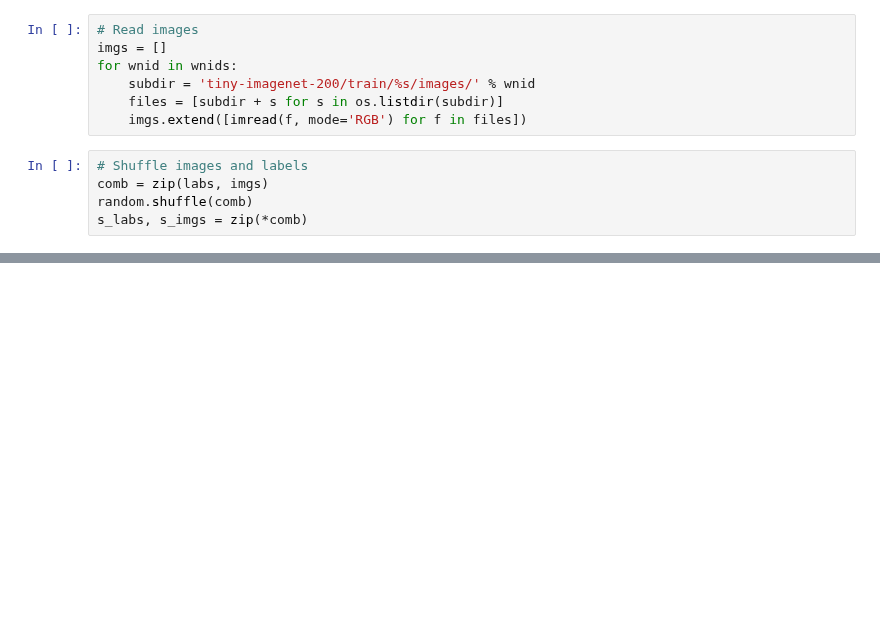
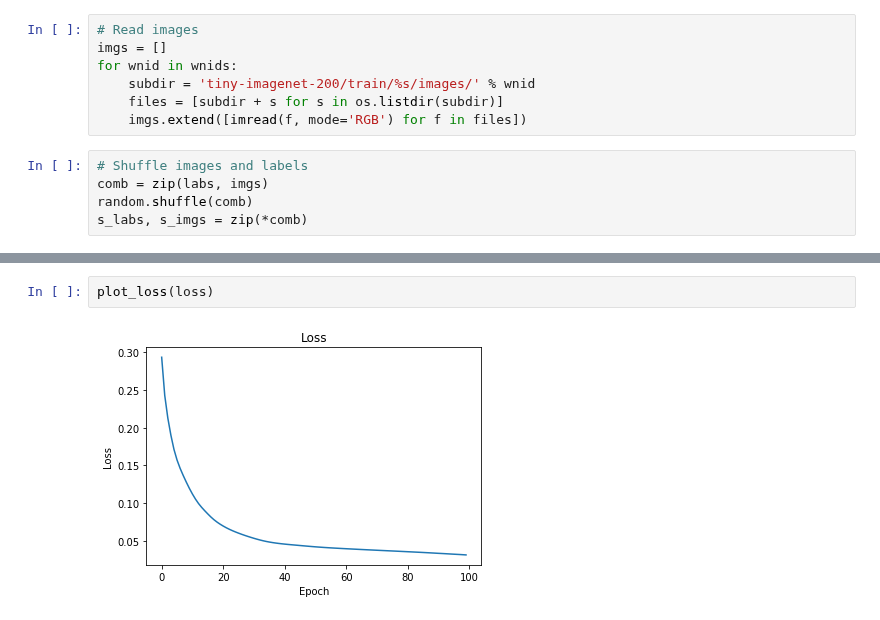
Before and after one commit to metakirby5/AltResNets, a Jupyter notebook: ResNet.ipynb, the cells around one changed output, grey strips where cells are left out. Drawn from its saved outputs; the diff is of its cells as text; blank space fills up the shorter version.

```diff
--- a/ResNet.ipynb
+++ b/ResNet.ipynb
@@ -82,0 +210,4 @@ _y = float_pl(None, n_output)
+# %%
+plot_loss(loss)
+# %% [output]
+[figure, added]
```
Also changed, not shown: parts of 10 cells of this notebook.
